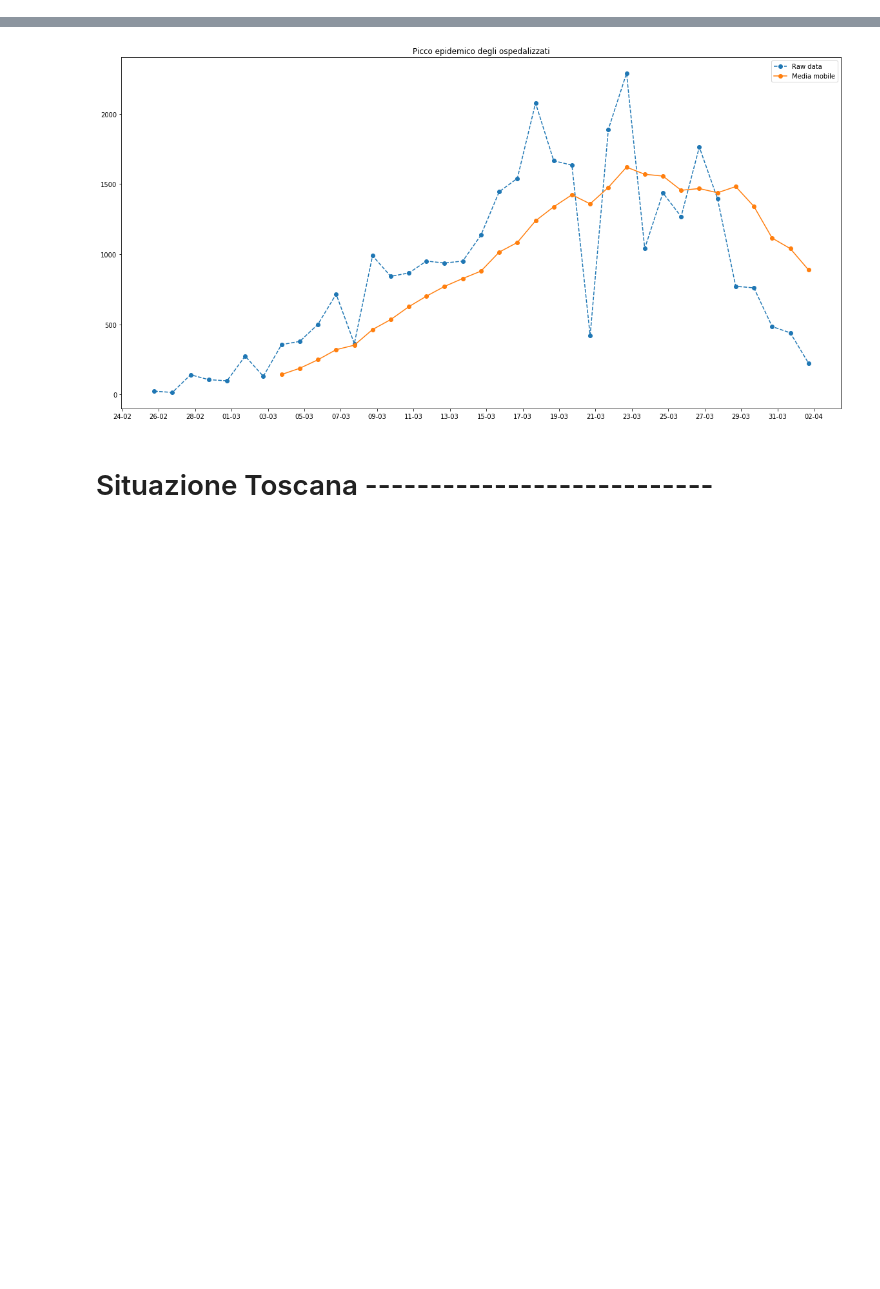
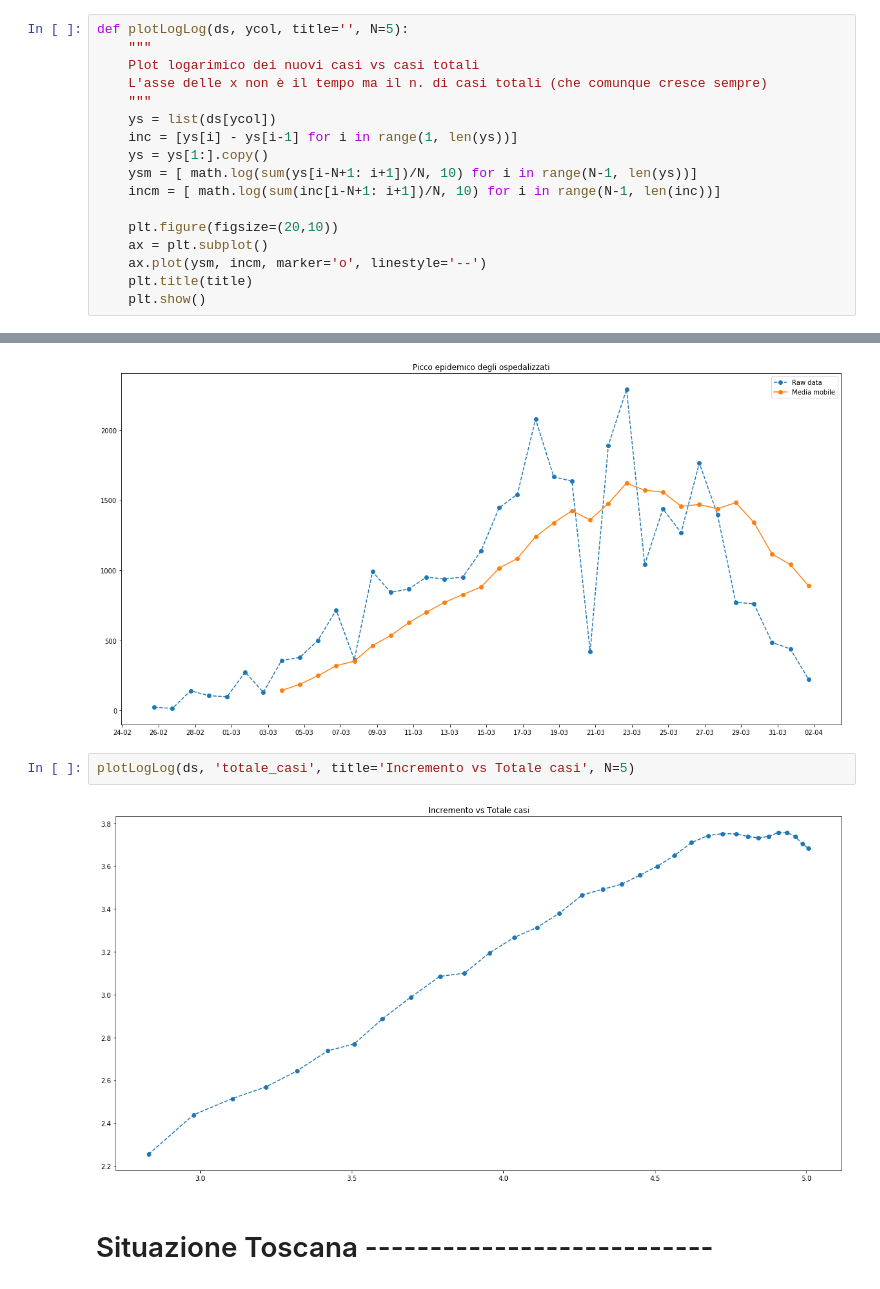
Before and after one commit to stefano-gaggero/COVID19, a Jupyter notebook: 2020-03 COVID.ipynb, the cells around one changed output, grey strips where cells are left out. Cells and saved outputs as stored; diff of their text form; blank space fills up the shorter version.

```diff
--- a/2020-03 COVID.ipynb
+++ b/2020-03 COVID.ipynb
@@ -53,6 +57,23 @@ def plotIncrements(ds, ycol, title='', N=5, xcol='data'):
     plt.title(title)
     ax.legend()
     plt.show()
+# %%
+def plotLogLog(ds, ycol, title='', N=5):
+    """
+    Plot logarimico dei nuovi casi vs casi totali
+    L'asse delle x non è il tempo ma il n. di casi totali (che comunque cresce sempre)
+    """
+    ys = list(ds[ycol])
+    inc = [ys[i] - ys[i-1] for i in range(1, len(ys))]
+    ys = ys[1:].copy()
+    ysm = [ math.log(sum(ys[i-N+1: i+1])/N, 10) for i in range(N-1, len(ys))]
+    incm = [ math.log(sum(inc[i-N+1: i+1])/N, 10) for i in range(N-1, len(inc))]
+
+    plt.figure(figsize=(20,10))
+    ax = plt.subplot()
+    ax.plot(ysm, incm, marker='o', linestyle='--')
+    plt.title(title)
+    plt.show()
 # %% [markdown]
 # Situazione Italia ---------------------------
 # %%
@@ -74,6 +95,10 @@ plotIncrements(ds, 'deceduti', 'Picco epidemico dei decessi', 8)
 plotIncrements(ds, 'totale_ospedalizzati', 'Picco epidemico degli ospedalizzati', 8)
 # %% [output]
 [figure]
+# %%
+plotLogLog(ds, 'totale_casi', title='Incremento vs Totale casi', N=5)
+# %% [output]
+[figure, added]
 # %% [markdown]
 # Situazione Toscana ---------------------------
 # %%
```
Also changed, not shown: parts of 4 cells of this notebook.
